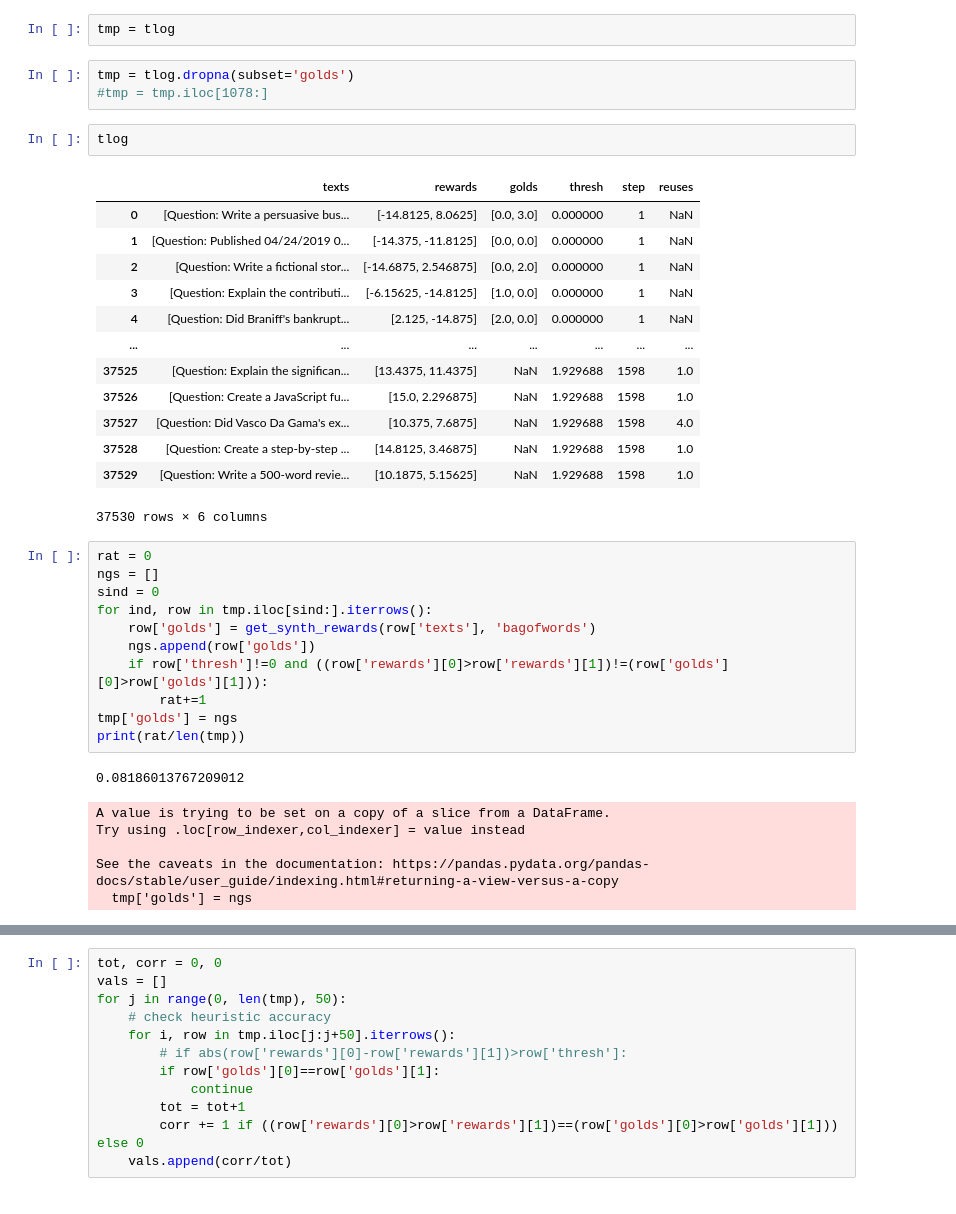
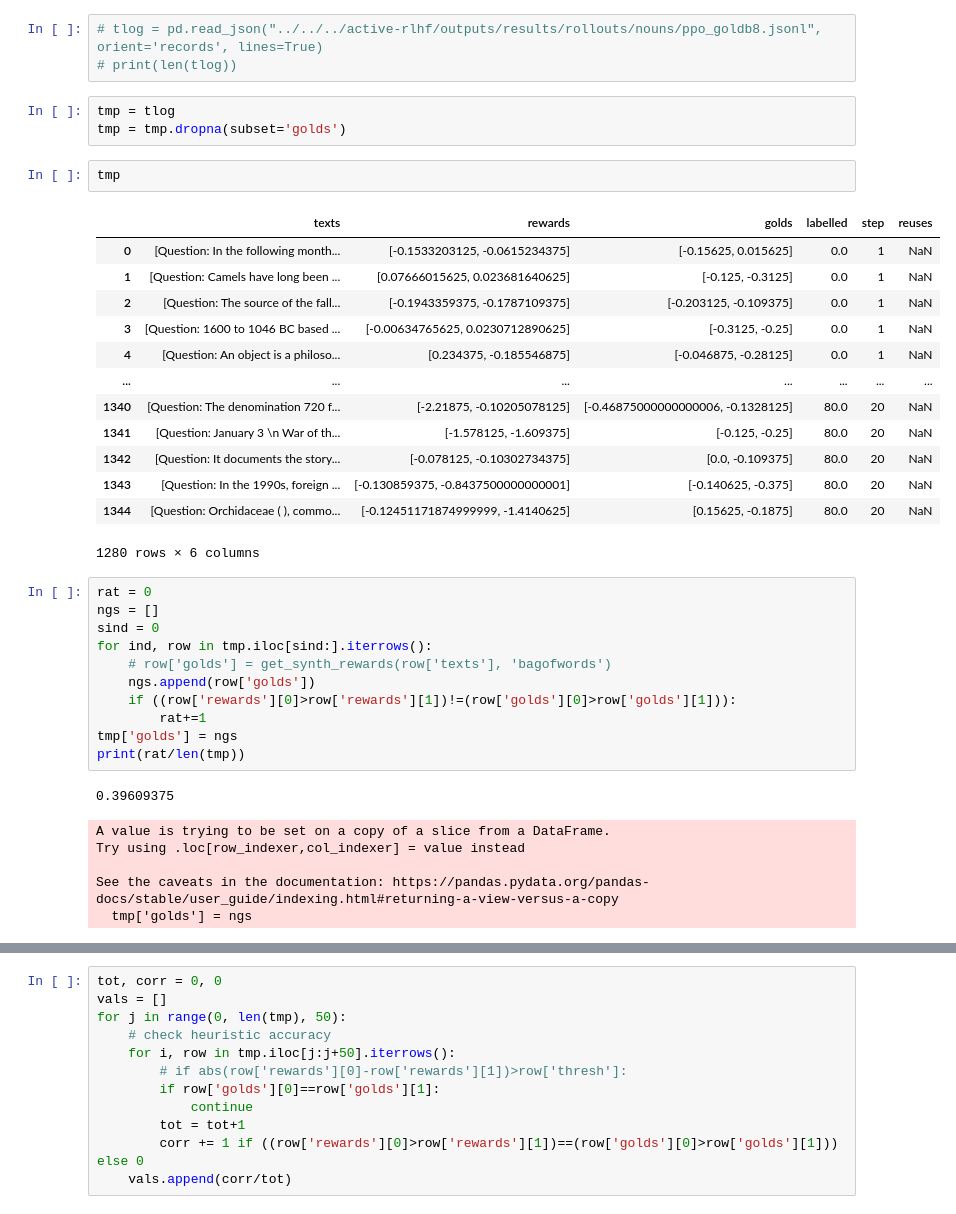
Before and after one commit to PrasannS/rlhf-length-biases, a Jupyter notebook: notebooks/eval/trainlog_analysis.ipynb, the cells around one changed output, grey strips where cells are left out. Cells and saved outputs as stored; diff of their text form.

```diff
--- a/notebooks/eval/trainlog_analysis.ipynb
+++ b/notebooks/eval/trainlog_analysis.ipynb
@@ -9,37 +28,38 @@ tlog = pd.read_json("../../../active-rlhf/outputs/results/dynarmlogs/bagofwords/
+# %%
+# tlog = pd.read_json("../../../active-rlhf/outputs/results/rollouts/nouns/ppo_goldb8.jsonl", orient='records', lines=True)
+# print(len(tlog))
 # %%
 tmp = tlog
+tmp = tmp.dropna(subset='golds')
-# %%
-tmp = tlog.dropna(subset='golds')
-#tmp = tmp.iloc[1078:]
-# %%
-tlog
-# %% [output]
-|  | texts | rewards | golds | thresh | step | reuses |
-| 0 | [Question: Write a persuasive bus... | [-14.8125, 8.0625] | [0.0, 3.0] | 0.000000 | 1 | NaN |
-| 1 | [Question: Published 04/24/2019 0... | [-14.375, -11.8125] | [0.0, 0.0] | 0.000000 | 1 | NaN |
-| 2 | [Question: Write a fictional stor... | [-14.6875, 2.546875] | [0.0, 2.0] | 0.000000 | 1 | NaN |
-| 3 | [Question: Explain the contributi... | [-6.15625, -14.8125] | [1.0, 0.0] | 0.000000 | 1 | NaN |
-| 4 | [Question: Did Braniff's bankrupt... | [2.125, -14.875] | [2.0, 0.0] | 0.000000 | 1 | NaN |
-| ... | ... | ... | ... | ... | ... | ... |
-| 37525 | [Question: Explain the significan... | [13.4375, 11.4375] | NaN | 1.929688 | 1598 | 1.0 |
-| 37526 | [Question: Create a JavaScript fu... | [15.0, 2.296875] | NaN | 1.929688 | 1598 | 1.0 |
-| 37527 | [Question: Did Vasco Da Gama's ex... | [10.375, 7.6875] | NaN | 1.929688 | 1598 | 4.0 |
-| 37528 | [Question: Create a step-by-step ... | [14.8125, 3.46875] | NaN | 1.929688 | 1598 | 1.0 |
-| 37529 | [Question: Write a 500-word revie... | [10.1875, 5.15625] | NaN | 1.929688 | 1598 | 1.0 |
-37530 rows × 6 columns
+# %%
+tmp
+# %% [output]
+|  | texts | rewards | golds | labelled | step | reuses |
+| 0 | [Question: In the following month... | [-0.1533203125, -0.0615234375] | [-0.15625, 0.015625] | 0.0 | 1 | NaN |
+| 1 | [Question: Camels have long been ... | [0.07666015625, 0.023681640625] | [-0.125, -0.3125] | 0.0 | 1 | NaN |
+| 2 | [Question: The source of the fall... | [-0.1943359375, -0.1787109375] | [-0.203125, -0.109375] | 0.0 | 1 | NaN |
+| 3 | [Question: 1600 to 1046 BC based ... | [-0.00634765625, 0.0230712890625] | [-0.3125, -0.25] | 0.0 | 1 | NaN |
+| 4 | [Question: An object is a philoso... | [0.234375, -0.185546875] | [-0.046875, -0.28125] | 0.0 | 1 | NaN |
+| ... | ... | ... | ... | ... | ... | ... |
+| 1340 | [Question: The denomination 720 f... | [-2.21875, -0.10205078125] | [-0.46875000000000006, -0.1328125] | 80.0 | 20 | NaN |
+| 1341 | [Question: January 3 \n War of th... | [-1.578125, -1.609375] | [-0.125, -0.25] | 80.0 | 20 | NaN |
+| 1342 | [Question: It documents the story... | [-0.078125, -0.10302734375] | [0.0, -0.109375] | 80.0 | 20 | NaN |
+| 1343 | [Question: In the 1990s, foreign ... | [-0.130859375, -0.8437500000000001] | [-0.140625, -0.375] | 80.0 | 20 | NaN |
+| 1344 | [Question: Orchidaceae ( ), commo... | [-0.12451171874999999, -1.4140625] | [0.15625, -0.1875] | 80.0 | 20 | NaN |
+1280 rows × 6 columns
 # %%
 rat = 0
 ngs = []
 sind = 0
 for ind, row in tmp.iloc[sind:].iterrows():
-    row['golds'] = get_synth_rewards(row['texts'], 'bagofwords')
+    # row['golds'] = get_synth_rewards(row['texts'], 'bagofwords')
     ngs.append(row['golds'])
-    if row['thresh']!=0 and ((row['rewards'][0]>row['rewards'][1])!=(row['golds'][0]>row['golds'][1])):
+    if ((row['rewards'][0]>row['rewards'][1])!=(row['golds'][0]>row['golds'][1])):
         rat+=1
 tmp['golds'] = ngs
 print(rat/len(tmp))
 # %% [output]
-0.08186013767209012
+0.39609375
 A value is trying to be set on a copy of a slice from a DataFrame.
 Try using .loc[row_indexer,col_indexer] = value instead
 
```
Also changed, not shown: parts of 12 cells of this notebook, 11 other files.
